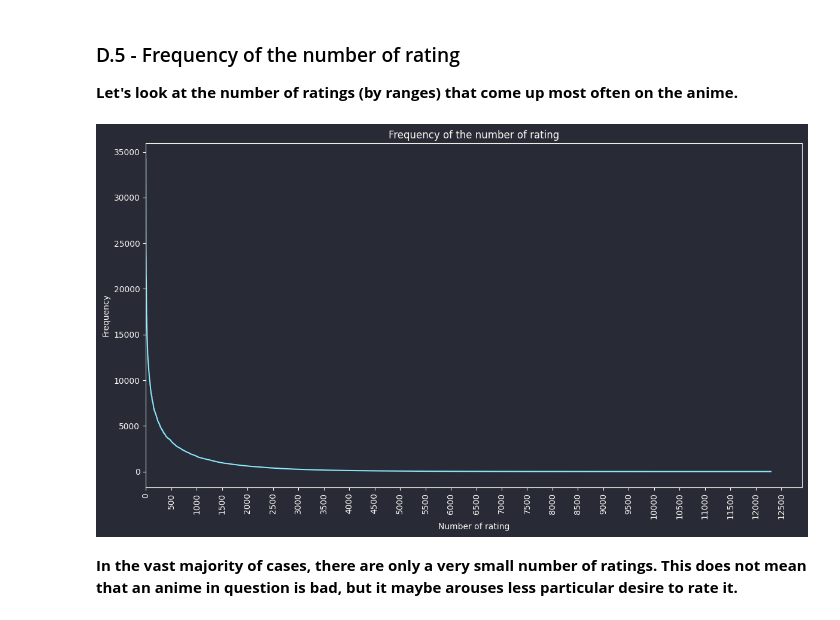
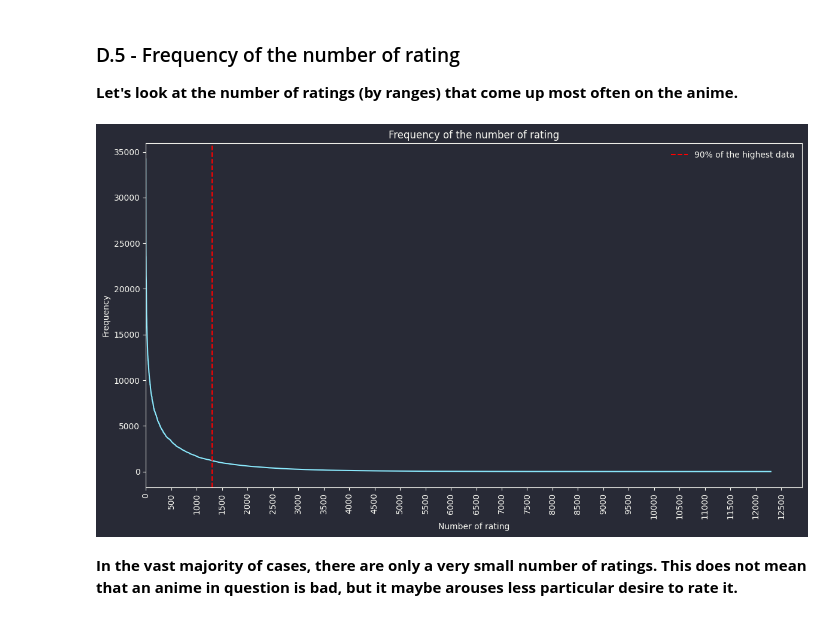
Before and after one commit to EmpireDemocratiqueDuPoulpe/Cours-IA, a Jupyter notebook: 5MLRE/Project/notebooks/en/1-Data_analysis.ipynb, the cells around one changed output. Saved outputs shown, nothing was run; the diff lists cells and outputs as text; code cells hidden in the pictures.

Commit message:
Frequency of number of rating : added separator line at 0.9 quantile

```diff
--- a/5MLRE/Project/notebooks/en/1-Data_analysis.ipynb
+++ b/5MLRE/Project/notebooks/en/1-Data_analysis.ipynb
@@ -401,19 +401,23 @@ pyplot.show()
 ### D.5 - Frequency of the number of rating
 **Let's look at the number of ratings (by ranges) that come up most often on the anime.**
 # %%
-ax = data_anime["num_ratings"].sort_values(ascending=False).plot(kind="line", use_index=False, figsize=FIG_SIZE)
+sorted_values = data_anime["num_ratings"].sort_values(ascending=False)
+cutoff = sorted_values.quantile(0.9)
+ax = sorted_values.plot(kind="line", use_index=False, figsize=FIG_SIZE, label="")
 ax.set_xlim(min(data_anime["num_ratings"]))
 min_x, max_x = ax.get_xlim()
 ticks = numpy.arange(min_x, max_x, 500)
 ax.xaxis.set_ticks(ticks)
 ax.set_xticklabels([str(int(t)) for t in ticks], rotation=90)
+pyplot.axvline(x=cutoff, color='r', linestyle='--', label="90% of the highest data")
+pyplot.legend(loc='upper right')
 pyplot.title("Frequency of the number of rating")
 pyplot.xlabel("Number of rating")
 pyplot.ylabel("Frequency")
 pyplot.tight_layout()
 pyplot.show()
 # %% [output]
-[figure, old version]
+[figure, new version]
 # %% [markdown]
 **In the vast majority of cases, there are only a very small number of ratings. This does not mean that an anime in question is bad, but it maybe arouses less particular desire to rate it.**
 # %% [markdown]
```
